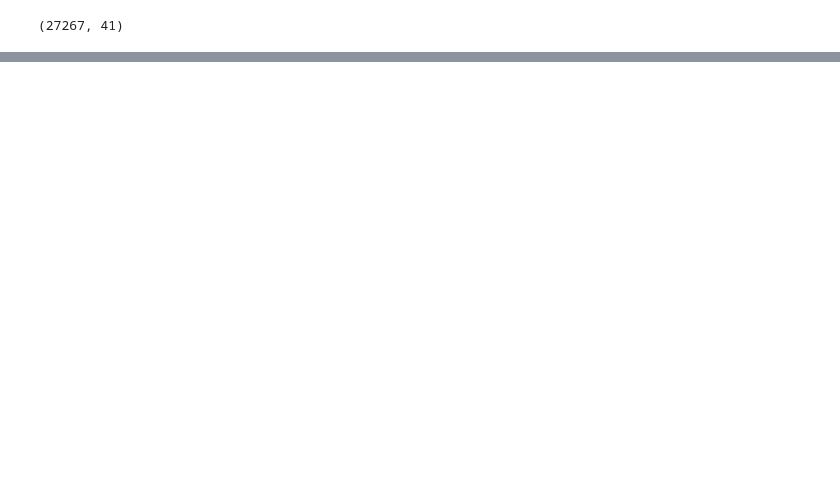
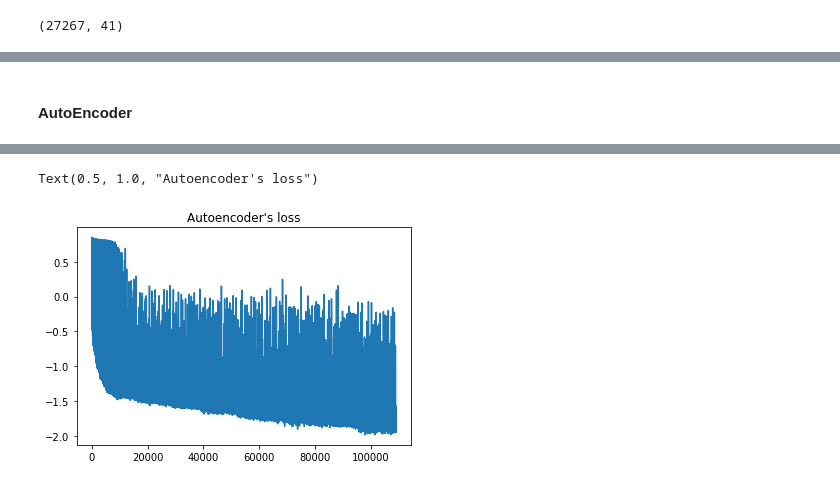
Before and after one commit to Drev0Z/Clustering, a Jupyter notebook: Clustering.ipynb, the cells around one changed output, grey strips where cells are left out. Cells and saved outputs as stored; diff of their text form; code cells hidden in the pictures; blank space fills up the shorter version.

Commit message:
autoencoder + analysis added

```diff
--- a/Clustering.ipynb
+++ b/Clustering.ipynb
@@ -186,0 +206,2 @@ df.shape
+# %% [markdown]
+#### AutoEncoder
@@ -186,0 +259,14 @@ df.shape
+# %%
+train_data = df[:]
+train_data = train_data.values
+train_data = torch.tensor(train_data).to(torch.float)
+
+model = Autoencoder(train_data.size()[1])
+# %%
+max_epochs = 200
+outputs = train(model, num_epochs=max_epochs, batch_size=100)
+
+fig, ax = plt.subplots()
+ax.plot(np.log10(outputs))
+ax.set_title("Autoencoder's loss")
+# %% [output]
@@ -186,0 +290,2 @@ df.shape
+Text(0.5, 1.0, "Autoencoder's loss")
+[figure, added]
```
Also changed, not shown: parts of 76 cells of this notebook.
